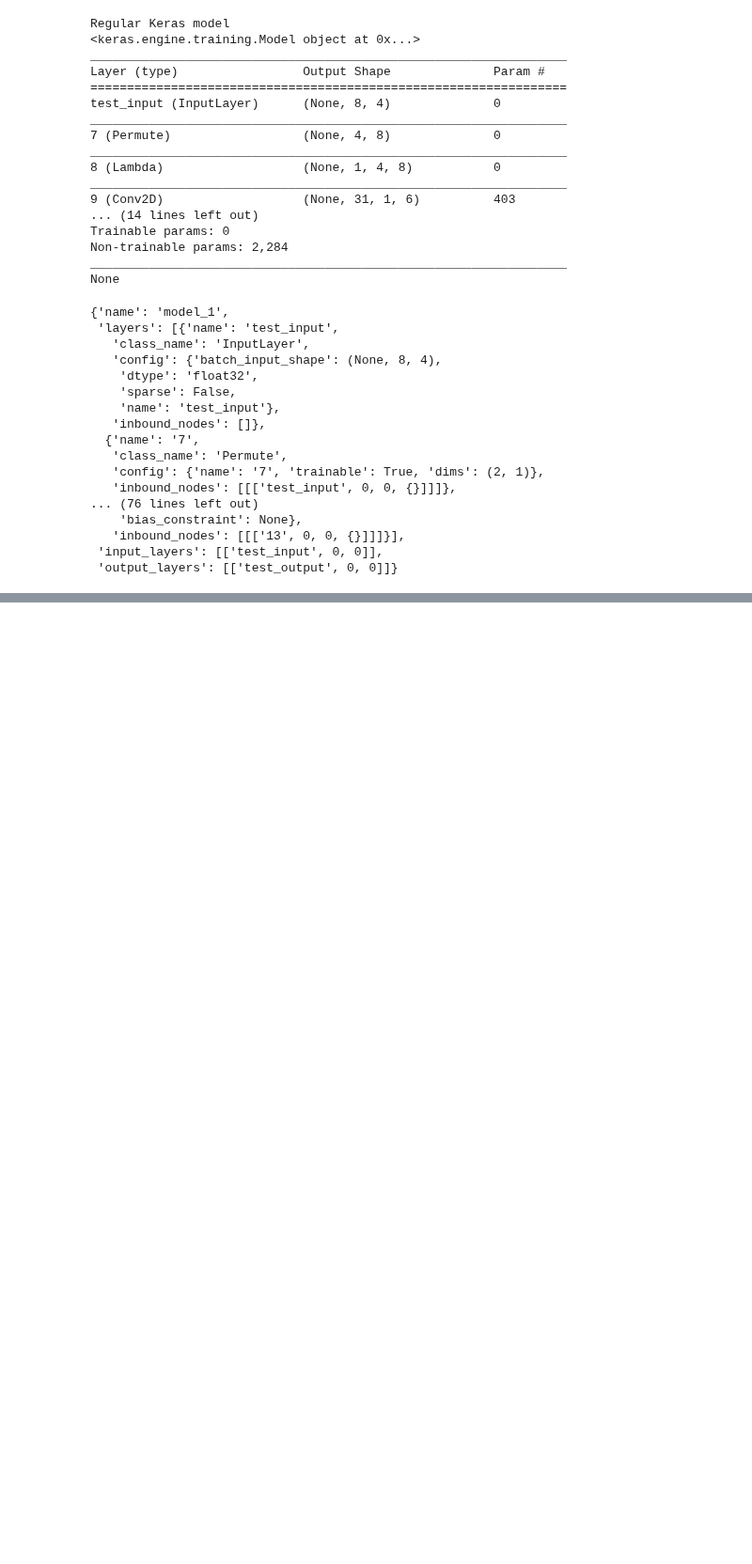
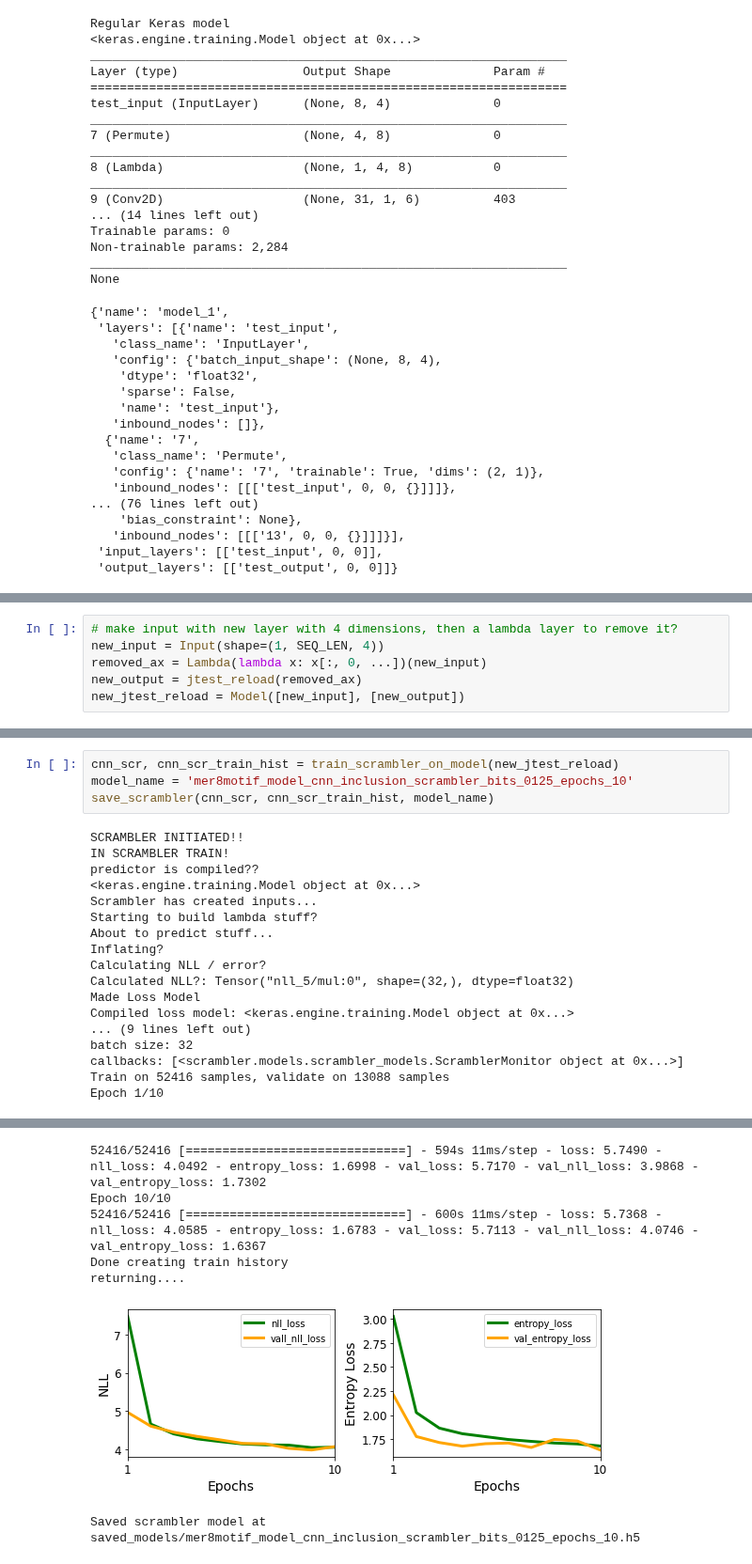
Before and after one commit to erinhwilson/deep-5g-sandbox, a Jupyter notebook: scrambler_help.ipynb, the cells around one changed output, grey strips where cells are left out. Shown at 94% size. Saved outputs shown, nothing was run; the diff lists cells and outputs as text; blank space fills up the shorter version.

Commit message:
used Johannes' advice to hack the dimensions together, seems to work

```diff
--- a/scrambler_help.ipynb
+++ b/scrambler_help.ipynb
@@ -1434,0 +1382,6 @@ None
+# %%
+# make input with new layer with 4 dimensions, then a lambda layer to remove it?
+new_input = Input(shape=(1, SEQ_LEN, 4))
+removed_ax = Lambda(lambda x: x[:, 0, ...])(new_input)
+new_output = jtest_reload(removed_ax)
+new_jtest_reload = Model([new_input], [new_output])
@@ -1434,0 +1424,22 @@ None
+# %%
+cnn_scr, cnn_scr_train_hist = train_scrambler_on_model(new_jtest_reload)
+model_name = 'mer8motif_model_cnn_inclusion_scrambler_bits_0125_epochs_10'
+save_scrambler(cnn_scr, cnn_scr_train_hist, model_name)
+# %% [output]
+SCRAMBLER INITIATED!!
+IN SCRAMBLER TRAIN!
+predictor is compiled??
+<keras.engine.training.Model object at 0x...>
+Scrambler has created inputs...
+Starting to build lambda stuff?
+About to predict stuff...
+Inflating?
+Calculating NLL / error?
+Calculated NLL?: Tensor("nll_5/mul:0", shape=(32,), dtype=float32)
+Made Loss Model
+Compiled loss model: <keras.engine.training.Model object at 0x...>
+... (9 lines left out)
+batch size: 32
+callbacks: [<scrambler.models.scrambler_models.ScramblerMonitor object at 0x...>]
+Train on 52416 samples, validate on 13088 samples
+Epoch 1/10
@@ -1434,0 +1462,7 @@ None
+52416/52416 [==============================] - 594s 11ms/step - loss: 5.7490 - nll_loss: 4.0492 - entropy_loss: 1.6998 - val_loss: 5.7170 - val_nll_loss: 3.9868 - val_entropy_loss: 1.7302
+Epoch 10/10
+52416/52416 [==============================] - 600s 11ms/step - loss: 5.7368 - nll_loss: 4.0585 - entropy_loss: 1.6783 - val_loss: 5.7113 - val_nll_loss: 4.0746 - val_entropy_loss: 1.6367
+Done creating train history
+returning....
+[figure, added]
+Saved scrambler model at saved_models/mer8motif_model_cnn_inclusion_scrambler_bits_0125_epochs_10.h5
```
Also changed, not shown: parts of 14 cells of this notebook.
